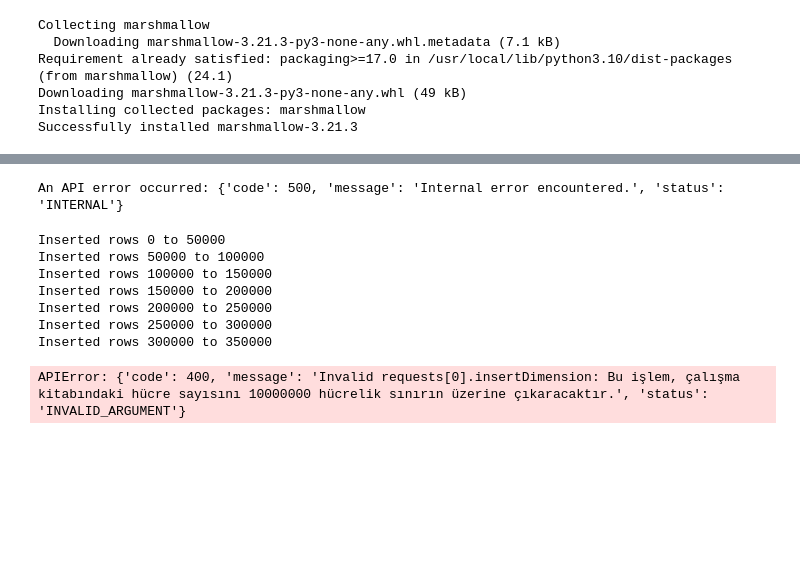
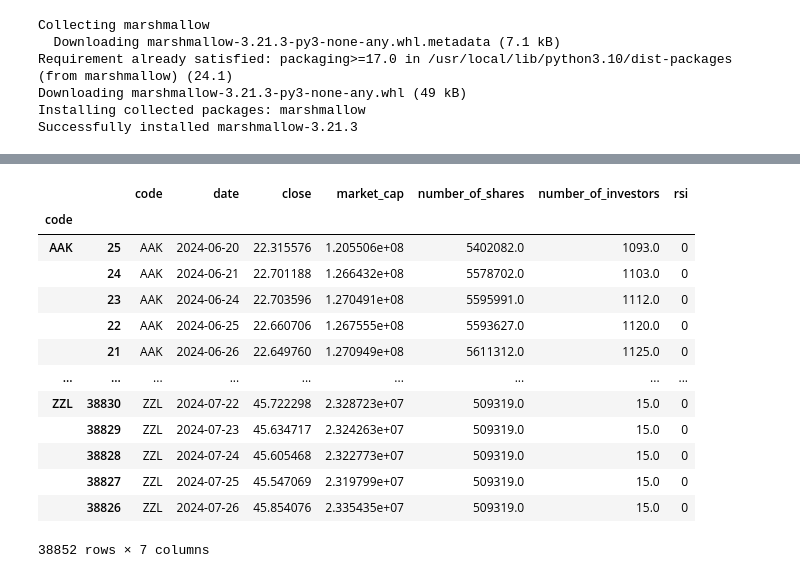
Before and after one commit to ozturkergin/ozturkergin, a Jupyter notebook: TEFAS_PowerBI_Import_v3.ipynb, the cells around one changed output, grey strips where cells are left out. Drawn from its saved outputs; the diff is of its cells as text; code cells hidden in the pictures; blank space fills up the shorter version.

Commit message:
Colab kullanılarak oluşturuldu

```diff
--- a/TEFAS_PowerBI_Import_v3.ipynb
+++ b/TEFAS_PowerBI_Import_v3.ipynb
@@ -390,55 +334,21 @@ spreadsheet = gc.create(sheet_name)
-# %%
-# İlk çalışma sayfasını alın
-worksheet = spreadsheet.sheet1
-
-from gspread.exceptions import APIError
-
-try:
-    set_with_dataframe(worksheet, fetched_data, include_column_header=True)
-    print("DataFrame successfully written to Google Sheets.")
-except APIError as e:
-    print(f"An API error occurred: {e}")
-    # You can add more specific error handling here if needed
-# %% [output]
-An API error occurred: {'code': 500, 'message': 'Internal error encountered.', 'status': 'INTERNAL'}
-# %%
-from google.colab import auth
-auth.authenticate_user()
-
-import gspread
-from google.auth import default
-creds, _ = default()
-
-gc = gspread.authorize(creds)
-
-# Create a new spreadsheet
-sh = gc.create('TefasGuncel')
-
-# Open the first worksheet
-worksheet = gc.open('TefasGuncel').sheet1
-
-# Clear any existing data in the worksheet
-worksheet.clear()
-
-# Convert the DataFrame to a list of lists
-data = fetched_data.values.tolist()
-
-# Insert the data into the worksheet in batches to avoid exceeding cell limit
-batch_size = 50000  # Adjust this value based on your data and the sheet's existing content
-for i in range(0, len(data), batch_size):
-    batch = data[i: i + batch_size]
-    for row in batch:
-        for j in range(len(row)):
-            if isinstance(row[j], date):
-                row[j] = row[j].strftime('%Y-%m-%d')  # Format date objects as strings
-    worksheet.insert_rows(batch) # Insert data in batches
-    print(f"Inserted rows {i} to {i + len(batch)}")
-# %% [output]
-Inserted rows 0 to 50000
-Inserted rows 50000 to 100000
-Inserted rows 100000 to 150000
-Inserted rows 150000 to 200000
-Inserted rows 200000 to 250000
-Inserted rows 250000 to 300000
-Inserted rows 300000 to 350000
-APIError: {'code': 400, 'message': 'Invalid requests[0].insertDimension: Bu işlem, çalışma kitabındaki hücre sayısını 10000000 hücrelik sınırın üzerine çıkaracaktır.', 'status': 'INVALID_ARGUMENT'}
+# %%
+def calculate_rsi(group, window_length):
+    rsi_values = ta.rsi(close=group['close'], length=window_length)
+    group['rsi'] = rsi_values  # Assign RSI values directly
+    return group
+fetched_data
+# %% [output]
+|  |  | code | date | close | market_cap | number_of_shares | number_of_investors | rsi |
+| code |  |  |  |  |  |  |  |  |
+| AAK | 25 | AAK | 2024-06-20 | 22.315576 | 1.205506e+08 | 5402082.0 | 1093.0 | 0 |
+|  | 24 | AAK | 2024-06-21 | 22.701188 | 1.266432e+08 | 5578702.0 | 1103.0 | 0 |
+|  | 23 | AAK | 2024-06-24 | 22.703596 | 1.270491e+08 | 5595991.0 | 1112.0 | 0 |
+|  | 22 | AAK | 2024-06-25 | 22.660706 | 1.267555e+08 | 5593627.0 | 1120.0 | 0 |
+|  | 21 | AAK | 2024-06-26 | 22.649760 | 1.270949e+08 | 5611312.0 | 1125.0 | 0 |
+| ... | ... | ... | ... | ... | ... | ... | ... | ... |
+| ZZL | 38830 | ZZL | 2024-07-22 | 45.722298 | 2.328723e+07 | 509319.0 | 15.0 | 0 |
+|  | 38829 | ZZL | 2024-07-23 | 45.634717 | 2.324263e+07 | 509319.0 | 15.0 | 0 |
+|  | 38828 | ZZL | 2024-07-24 | 45.605468 | 2.322773e+07 | 509319.0 | 15.0 | 0 |
+|  | 38827 | ZZL | 2024-07-25 | 45.547069 | 2.319799e+07 | 509319.0 | 15.0 | 0 |
+|  | 38826 | ZZL | 2024-07-26 | 45.854076 | 2.335435e+07 | 509319.0 | 15.0 | 0 |
+38852 rows × 7 columns
```
Also changed, not shown: parts of 7 cells of this notebook.
